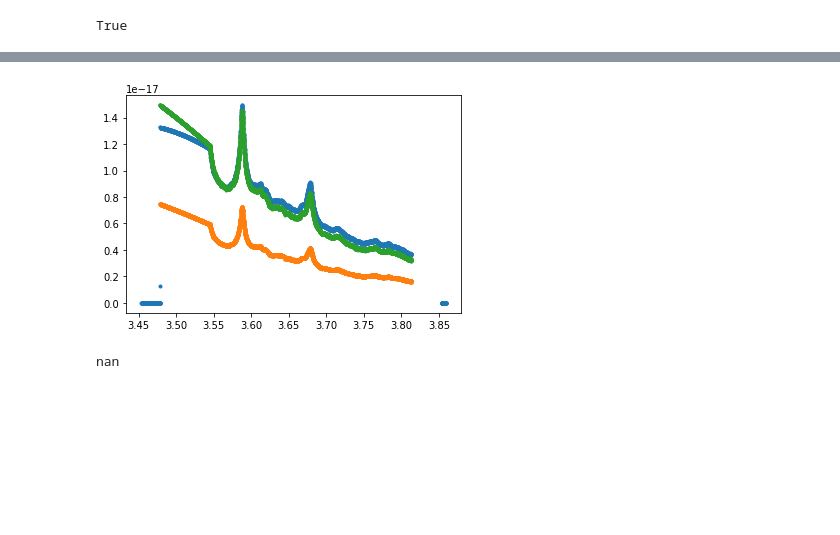
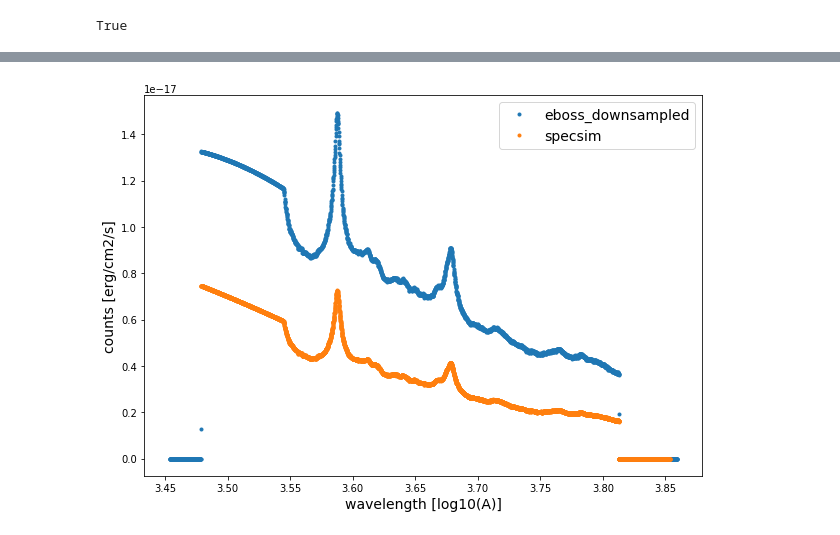
Before and after one commit to belaa/specsim-for-eboss, a Jupyter notebook: downsample_to_eBOSS_grid.ipynb, the cells around one changed output, grey strips where cells are left out. Drawn from its saved outputs; the diff is of its cells as text; code cells hidden in the pictures; blank space fills up the shorter version.

```diff
--- a/downsample_to_eBOSS_grid.ipynb
+++ b/downsample_to_eBOSS_grid.ipynb
@@ -145,3 +149,5 @@ b_edges = np.log10(b_edges)
+# %%
+b_flux[np.isnan(b_flux)] = 0.0
 # %%
 b_counts = b_flux * b_diff
 ## b_counts, b_edges is our simulation histogram
@@ -160,6 +166,8 @@ flux_right = 0
 prev_idx = -1
 
 for i in range(len(idx_in_eboss) - 1):
+    if np.isnan(output_hist[idx_in_eboss[i]]):
+        print(i)
     output_hist[idx_in_eboss[i] - 1] += flux_right
     if prev_idx == idx_in_eboss[i+1]:
         output_hist[prev_idx - 1] += b_counts[i]
@@ -176,14 +184,3 @@ for i in range(len(idx_in_eboss) - 1):
             flux_right = right * b_counts[i]
             #assert (flux_right + flux_left) == b_counts[i]
             output_hist[idx_in_eboss[i] - 1] += flux_left
-# %%
-plt.plot(eboss_wlen, output_hist, '.')
-plt.plot(np.log10(b_wlen), b_counts, '.')
-plt.plot(np.log10(b_wlen), b_flux, '.')
-plt.show()
-# %% [output]
-[figure, removed]
-# %%
-np.sum(output_hist)
-# %% [output]
-nan
@@ -189,0 +189,11 @@ nan
+# %%
+fs = 14
+plt.figure(figsize=(10,7))
+plt.plot(eboss_wlen, output_hist, '.', label='eboss_downsampled')
+plt.plot(np.log10(b_wlen), b_counts, '.', label='specsim')
+plt.xlabel('wavelength [log10(A)]', fontsize=fs)
+plt.ylabel('counts [erg/cm2/s]', fontsize=fs)
+plt.legend(fontsize=fs)
+plt.show()
+# %% [output]
+[figure, added]
```
Also changed, not shown: parts of 5 cells of this notebook.
